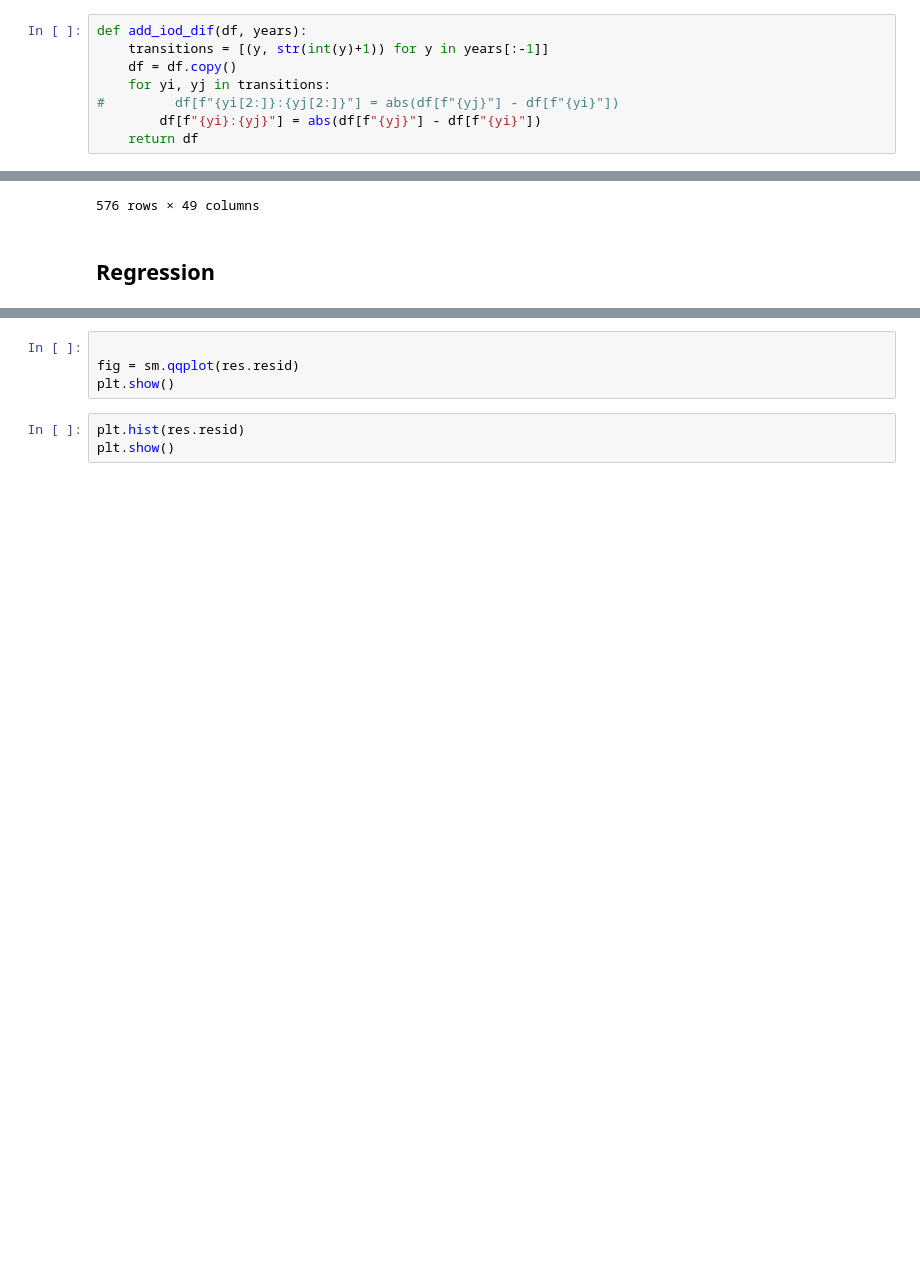
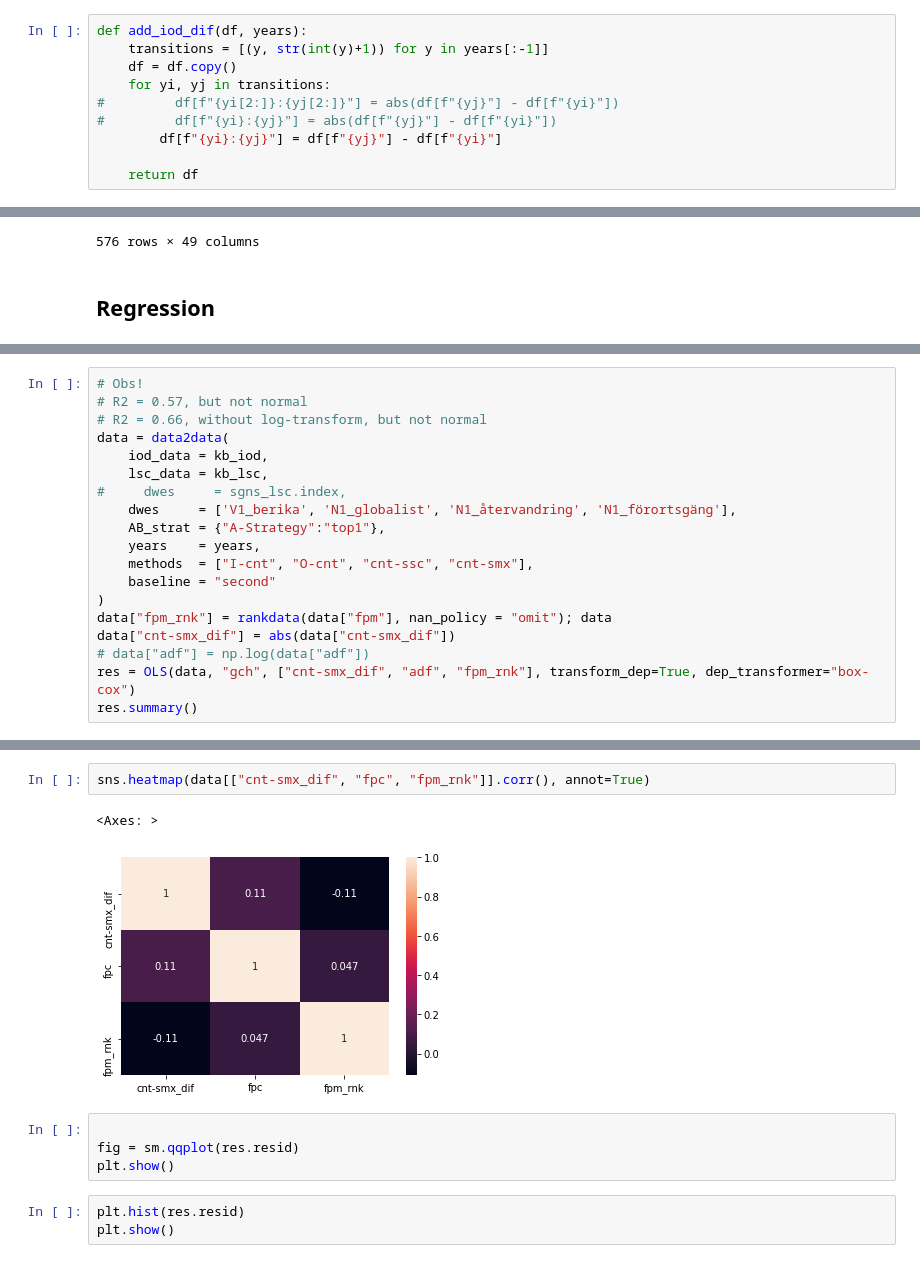
Before and after one commit to mboholm/dw_change, a Jupyter notebook: analysis/replacements/analysis.ipynb, the cells around one changed output, grey strips where cells are left out. Saved outputs shown, nothing was run; the diff lists cells and outputs as text; blank space fills up the shorter version.

```diff
--- a/analysis/replacements/analysis.ipynb
+++ b/analysis/replacements/analysis.ipynb
@@ -430,7 +434,9 @@ def add_iod_dif(df, years):
     df = df.copy()
     for yi, yj in transitions:
 #         df[f"{yi[2:]}:{yj[2:]}"] = abs(df[f"{yj}"] - df[f"{yi}"])
-        df[f"{yi}:{yj}"] = abs(df[f"{yj}"] - df[f"{yi}"])
+#         df[f"{yi}:{yj}"] = abs(df[f"{yj}"] - df[f"{yi}"])
+        df[f"{yi}:{yj}"] = df[f"{yj}"] - df[f"{yi}"]
+
     return df
 # %%
 sgns_iod      = add_iod_dif(sgns_iod, years)
@@ -772,0 +937,19 @@ Notes:
+# %%
+# Obs!
+# R2 = 0.57, but not normal
+# R2 = 0.66, without log-transform, but not normal
+data = data2data(
+    iod_data = kb_iod,
+    lsc_data = kb_lsc,
+#     dwes     = sgns_lsc.index,
+    dwes     = ['V1_berika', 'N1_globalist', 'N1_återvandring', 'N1_förortsgäng'],
+    AB_strat = {"A-Strategy":"top1"},
+    years    = years,
+    methods  = ["I-cnt", "O-cnt", "cnt-ssc", "cnt-smx"],
+    baseline = "second"
+)
+data["fpm_rnk"] = rankdata(data["fpm"], nan_policy = "omit"); data
+data["cnt-smx_dif"] = abs(data["cnt-smx_dif"])
+# data["adf"] = np.log(data["adf"])
+res = OLS(data, "gch", ["cnt-smx_dif", "adf", "fpm_rnk"], transform_dep=True, dep_transformer="box-cox")
+res.summary()
@@ -773,3 +980,8 @@ Notes:
+# %%
+sns.heatmap(data[["cnt-smx_dif", "fpc", "fpm_rnk"]].corr(), annot=True)
+# %% [output]
+<Axes: >
+[figure, added]
 # %%
 
 fig = sm.qqplot(res.resid)
```
Also changed, not shown: parts of 64 cells of this notebook.
